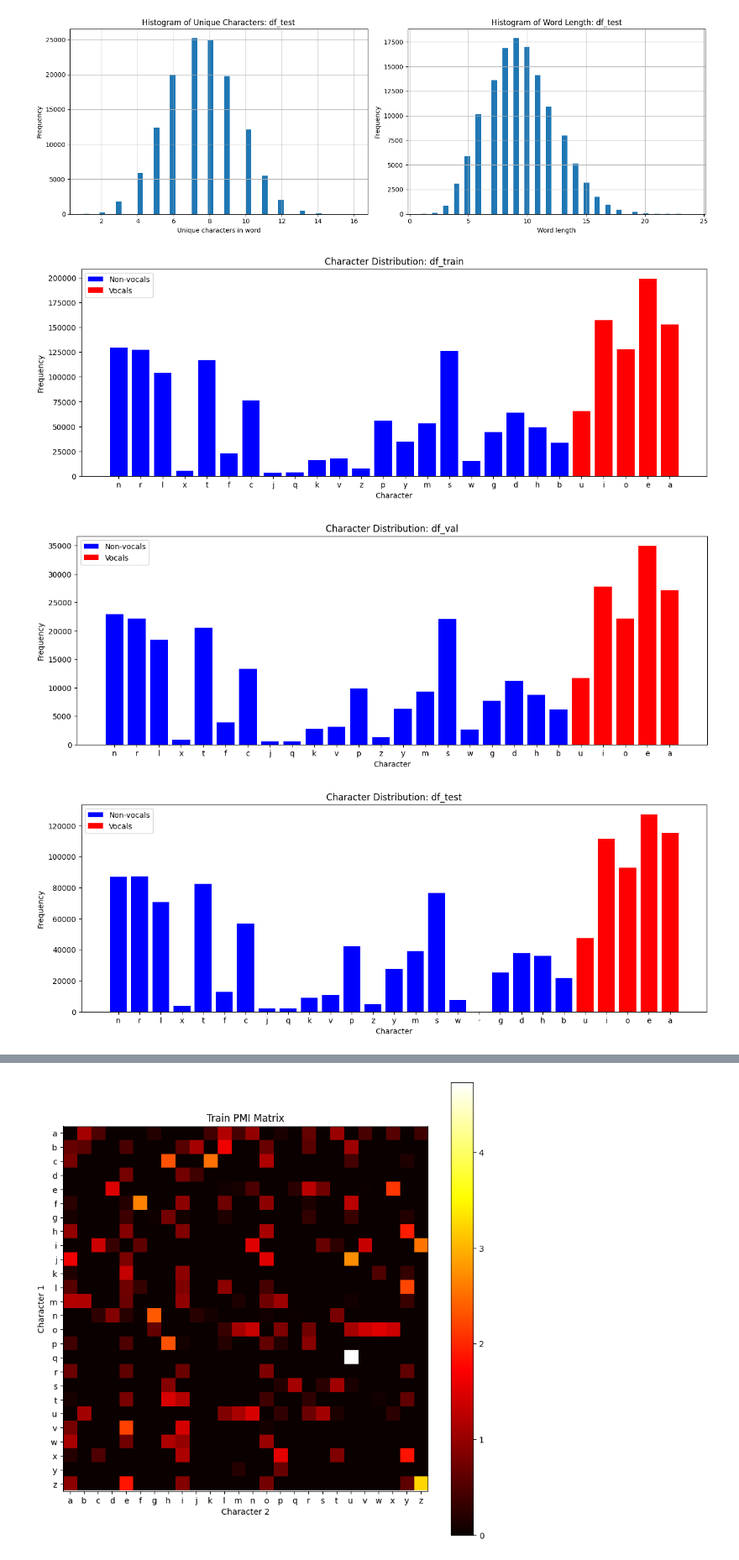
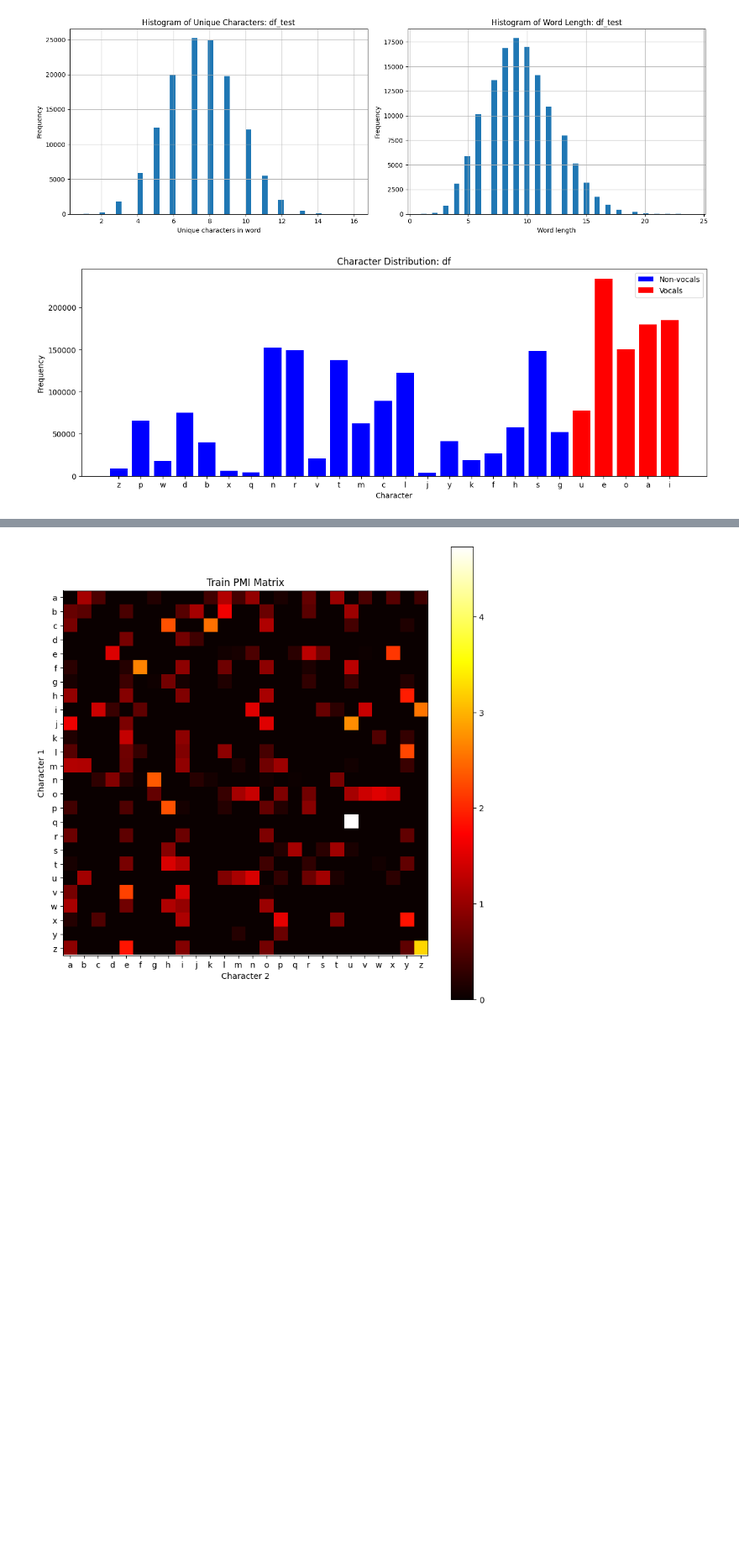
Before and after one commit to ZosoV/hangman_bert, a Jupyter notebook: DataExploration.ipynb, the cells around one changed output, grey strips where cells are left out. Shown at 84% size. Saved outputs shown, nothing was run; the diff lists cells and outputs as text; code cells hidden in the pictures; blank space fills up the shorter version.

```diff
--- a/DataExploration.ipynb
+++ b/DataExploration.ipynb
@@ -189,39 +189,35 @@ import matplotlib.pyplot as plt
 def plot_char_distribution(df, title="df_train"):
     # Get the unique characters in the dataset
     unique_chars = set(''.join(df["word"]))
     char_freq = {char: 0 for char in unique_chars}
 
     # Count the frequency of each character
     for word in df["word"]:
         for char in word:
             char_freq[char] += 1
 
     # Define the vocals
     vocals = set('aeiou')
 
     # Separate the characters and frequencies into vocals and non-vocals
     vocal_chars = [char for char in char_freq.keys() if char in vocals]
     vocal_freqs = [char_freq[char] for char in vocal_chars]
     non_vocal_chars = [char for char in char_freq.keys() if char not in vocals]
     non_vocal_freqs = [char_freq[char] for char in non_vocal_chars]
 
     # Plot the character distribution
     plt.figure(figsize=(15, 5))
     plt.bar(non_vocal_chars, non_vocal_freqs, color='b', label='Non-vocals')
     plt.bar(vocal_chars, vocal_freqs, color='r', label='Vocals')
     plt.xlabel('Character')
     plt.ylabel('Frequency')
     plt.title(f'Character Distribution: {title}')
     plt.legend()
     plt.show()
 
-plot_char_distribution(df_train, title="df_train")
-plot_char_distribution(df_val, title="df_val")
-plot_char_distribution(df_test, title="df_test")
+plot_char_distribution(df, title="df")
 # %% [output]
-[figure, old version]
+[figure, new version]
-[figure, removed]
-[figure, removed]
 # %%
 # Get groups of groups of words with the same length
 def get_groups(df):
```
Also changed, not shown: parts of 5 cells of this notebook, 1 other file.
